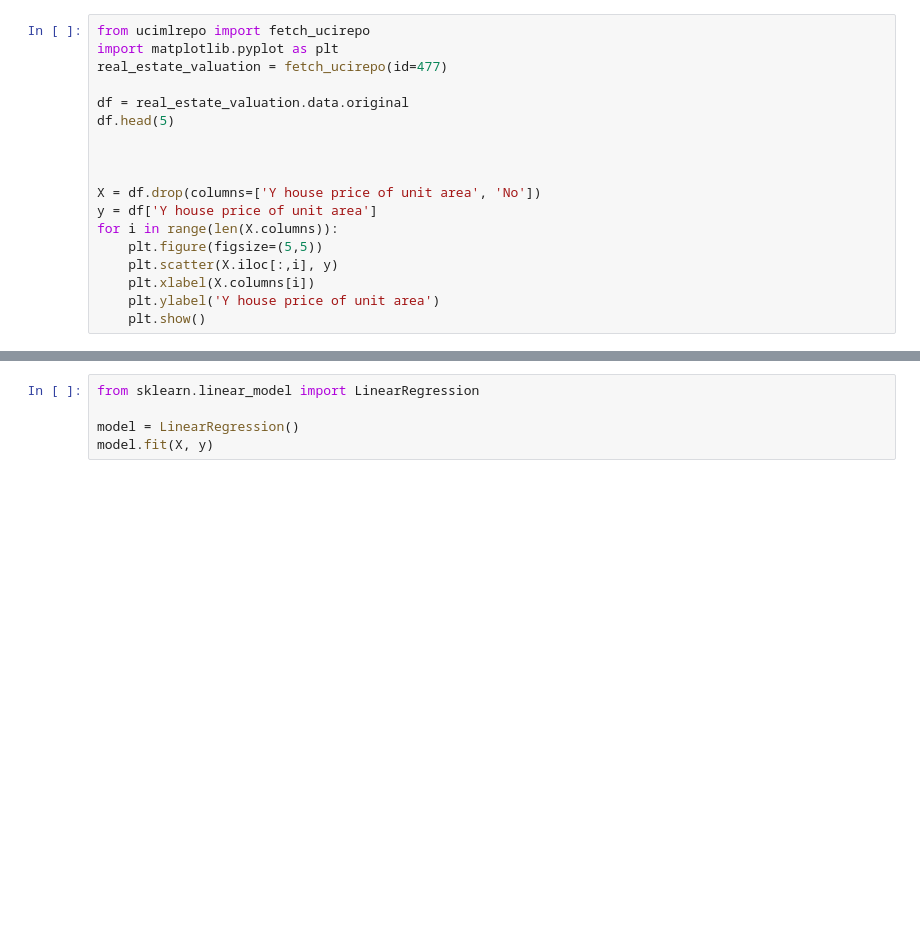
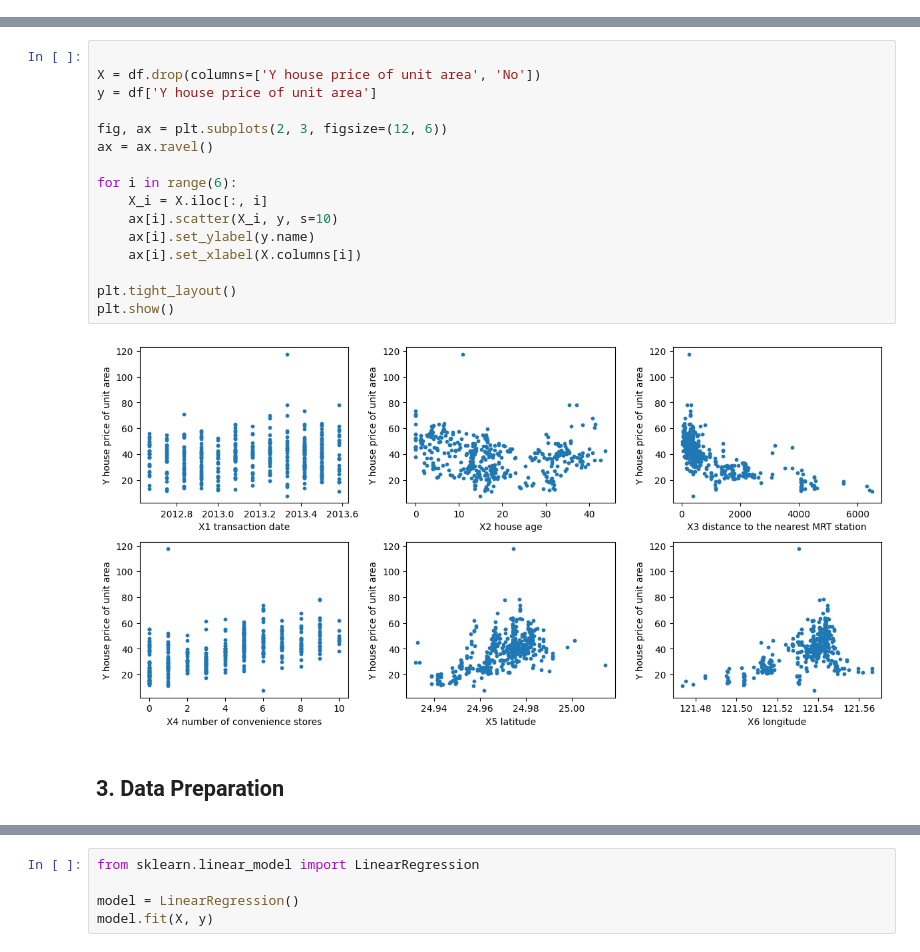
Before and after one commit to JarkkoKarki/Koneoppiminen, a Jupyter notebook: Teht/04.ipynb, the cells around one changed output, grey strips where cells are left out. Drawn from its saved outputs; the diff is of its cells as text; blank space fills up the shorter version.

```diff
--- a/Teht/04.ipynb
+++ b/Teht/04.ipynb
@@ -1,18 +0,0 @@
-# %%
-from ucimlrepo import fetch_ucirepo
-import matplotlib.pyplot as plt
-real_estate_valuation = fetch_ucirepo(id=477)
-
-df = real_estate_valuation.data.original
-df.head(5)
-
-
-
-X = df.drop(columns=['Y house price of unit area', 'No'])
-y = df['Y house price of unit area']
-for i in range(len(X.columns)):
-    plt.figure(figsize=(5,5))
-    plt.scatter(X.iloc[:,i], y)
-    plt.xlabel(X.columns[i])
-    plt.ylabel('Y house price of unit area')
-    plt.show()
@@ -25,0 +48,20 @@ for i in range(len(X.columns)):
+# %%
+
+X = df.drop(columns=['Y house price of unit area', 'No'])
+y = df['Y house price of unit area']
+
+fig, ax = plt.subplots(2, 3, figsize=(12, 6))
+ax = ax.ravel()
+
+for i in range(6):
+    X_i = X.iloc[:, i]
+    ax[i].scatter(X_i, y, s=10)
+    ax[i].set_ylabel(y.name)
+    ax[i].set_xlabel(X.columns[i])
+
+plt.tight_layout()
+plt.show()
+# %% [output]
+[figure, added]
+# %% [markdown]
+## 3. Data Preparation
```
Also changed, not shown: parts of 13 cells of this notebook.
